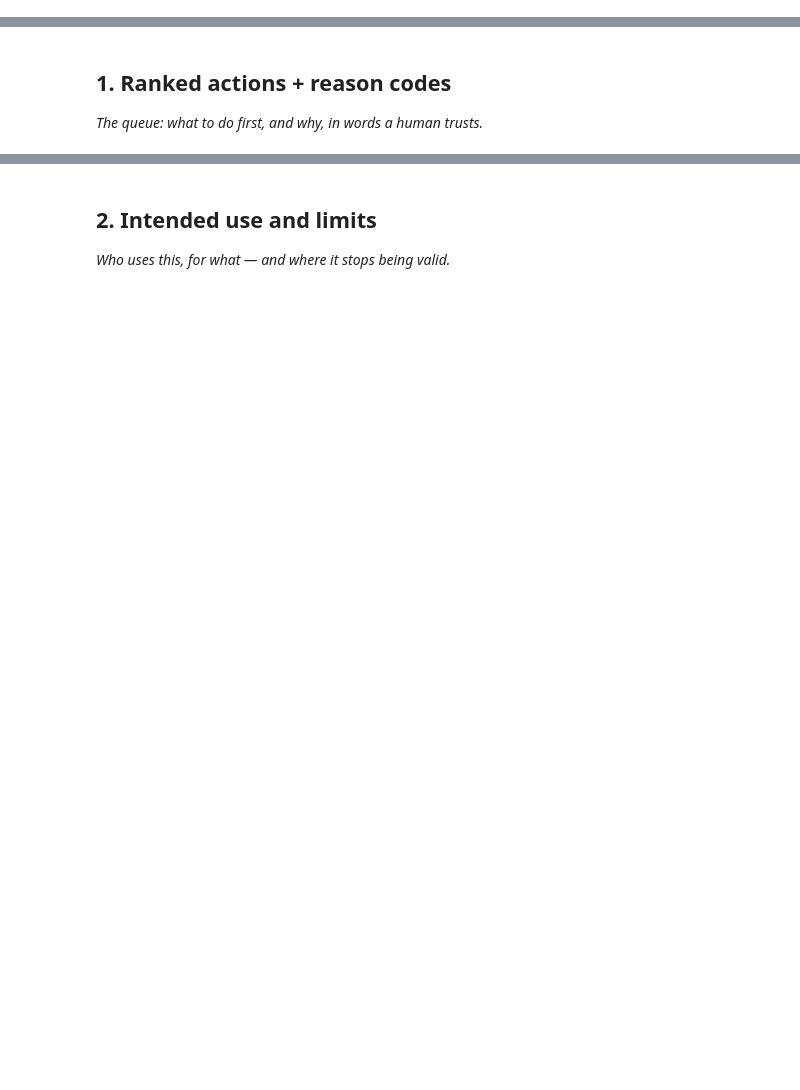
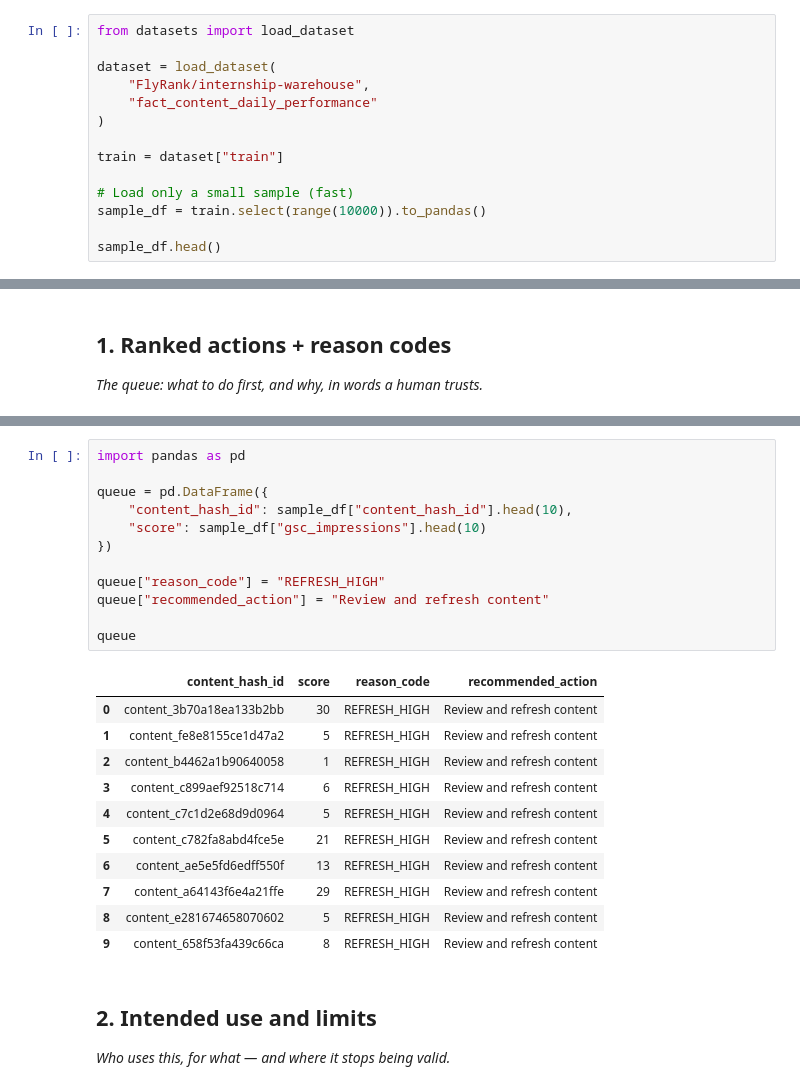
Before and after one commit to a-demesa/flyrank-ml, a Jupyter notebook: work/notebooks/w07_action_playbook.ipynb, the cells around one changed output, grey strips where cells are left out. Saved outputs shown, nothing was run; the diff lists cells and outputs as text; blank space fills up the shorter version.

```diff
--- a/work/notebooks/w07_action_playbook.ipynb
+++ b/work/notebooks/w07_action_playbook.ipynb
@@ -0,0 +1,14 @@
+# %%
+from datasets import load_dataset
+
+dataset = load_dataset(
+    "FlyRank/internship-warehouse",
+    "fact_content_daily_performance"
+)
+
+train = dataset["train"]
+
+# Load only a small sample (fast)
+sample_df = train.select(range(10000)).to_pandas()
+
+sample_df.head()
@@ -13,3 +44,27 @@ This skeleton is yours to fill. Work the sections **in order** — each one has
+# %%
+import pandas as pd
+
+queue = pd.DataFrame({
+    "content_hash_id": sample_df["content_hash_id"].head(10),
+    "score": sample_df["gsc_impressions"].head(10)
+})
+
+queue["reason_code"] = "REFRESH_HIGH"
+queue["recommended_action"] = "Review and refresh content"
+
+queue
+# %% [output]
+|  | content_hash_id | score | reason_code | recommended_action |
+| 0 | content_3b70a18ea133b2bb | 30 | REFRESH_HIGH | Review and refresh content |
+| 1 | content_fe8e8155ce1d47a2 | 5 | REFRESH_HIGH | Review and refresh content |
+| 2 | content_b4462a1b90640058 | 1 | REFRESH_HIGH | Review and refresh content |
+| 3 | content_c899aef92518c714 | 6 | REFRESH_HIGH | Review and refresh content |
+| 4 | content_c7c1d2e68d9d0964 | 5 | REFRESH_HIGH | Review and refresh content |
+| 5 | content_c782fa8abd4fce5e | 21 | REFRESH_HIGH | Review and refresh content |
+| 6 | content_ae5e5fd6edff550f | 13 | REFRESH_HIGH | Review and refresh content |
+| 7 | content_a64143f6e4a21ffe | 29 | REFRESH_HIGH | Review and refresh content |
+| 8 | content_e281674658070602 | 5 | REFRESH_HIGH | Review and refresh content |
+| 9 | content_658f53fa439c66ca | 8 | REFRESH_HIGH | Review and refresh content |
 # %% [markdown]
 ## 2. Intended use and limits
 
```
Also changed, not shown: parts of 9 cells of this notebook.
